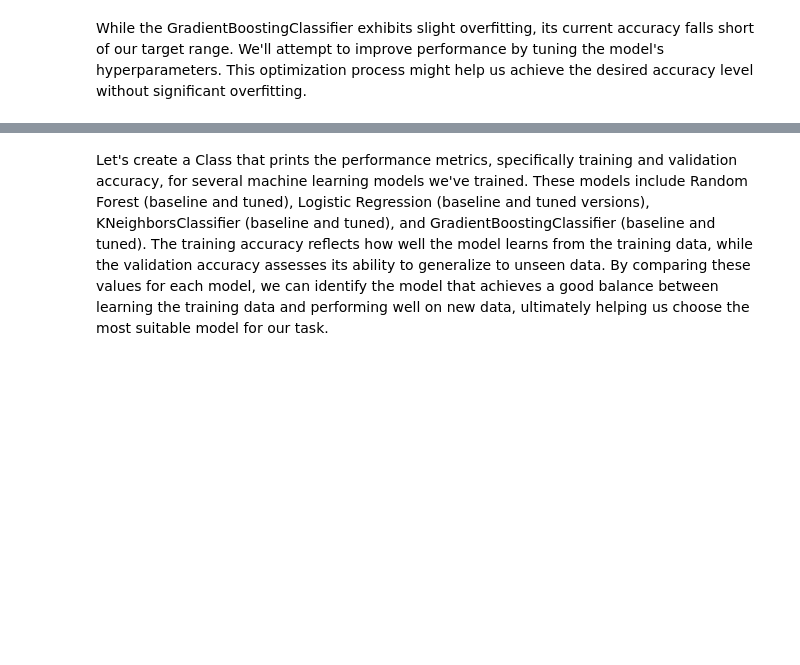
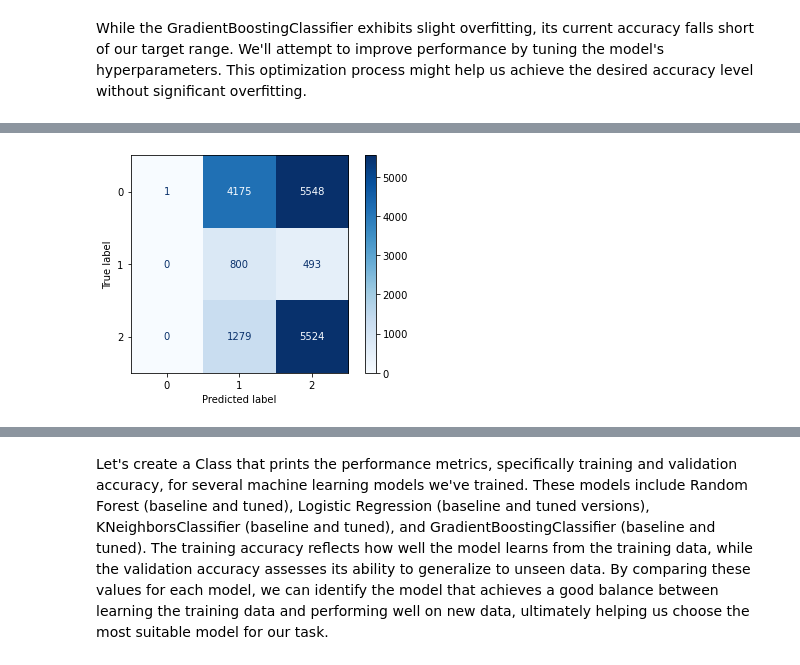
Before and after one commit to Cdasilver29/well-classification-documented, a Jupyter notebook: Technical.ipynb, the cells around one changed output, grey strips where cells are left out. Cells and saved outputs as stored; diff of their text form; code cells hidden in the pictures; blank space fills up the shorter version.

```diff
--- a/Technical.ipynb
+++ b/Technical.ipynb
@@ -1798,0 +1827,71 @@ Best Parameters: {'learning_rate': 0.2, 'subsample': 0.7}
+# %%
+from xgboost import XGBClassifier
+# Set parameter grid
+XGBoost_clf_param_grid = {
+    'learning_rate': [0.1, 0.2],
+    'subsample': [0.7, 1.0]
+}
+
+# Use a smaller subset for hyperparameter tuning
+subset_size = 5000  # Adjust this value based on your dataset size
+X_train_subset, _, y_train_subset, _ = train_test_split(X_train_resampled, y_train_resampled, train_size=subset_size, stratify=y_train_resampled, random_state=42)
+
+# Standardize the data
+scaler = StandardScaler()
+X_train_subset_scaled = scaler.fit_transform(X_train_subset)
+X_test_scaled = scaler.transform(X_test_scaled)
+
+# GridSearchCV for hyperparameter tuning
+XGBoost_clf_gridsearch = GridSearchCV(
+    estimator=XGBClassifier(use_label_encoder=False, eval_metric='mlogloss'),
+    param_grid=XGBoost_clf_param_grid,
+    scoring='accuracy',
+    n_jobs=-1,
+    cv=3  # Reduced folds
+)
+
+# Fit the model with the subset
+XGBoost_clf_gridsearch.fit(X_train_subset_scaled, y_train_subset)
+
+# Get the best hyperparameters
+best_params = XGBoost_clf_gridsearch.best_params_
+print("Best Parameters:", best_params)
+
+# Use the best hyperparameters to instantiate the XGBoost classifier
+XGBoost_clf_T = XGBClassifier(
+    use_label_encoder=False,
+    eval_metric='mlogloss',
+    random_state=42,
+    max_depth=30,
+    max_features='auto',
+    min_samples_leaf=2,
+    min_samples_split=5,
+    n_estimators=100,
+    learning_rate=best_params['learning_rate'],
+    subsample=best_params['subsample']
+)
+
+# Scale the entire training data
+X_train_full_scaled = scaler.fit_transform(X_train_resampled)
+
+# Fit the model with the entire dataset
+XGBoost_clf_T.fit(X_train_full_scaled, y_train_resampled)
+
+# Predictions on training and test sets
+train_preds = XGBoost_clf_T.predict(X_train_full_scaled)
+test_preds = XGBoost_clf_T.predict(X_test_scaled)
+
+# Compute accuracy
+train_accuracy = accuracy_score(y_train_resampled, train_preds)
+test_accuracy = accuracy_score(y_test_2, test_preds)
+
+print(f'Training Accuracy: {train_accuracy:.4f}')
+print(f'Validation Accuracy: {test_accuracy:.4f}')
+
+# Additional evaluation metrics and confusion matrix
+print("Training Precision:", precision_score(y_train_resampled, train_preds, average="weighted"))
+print("Validation Precision:", precision_score(y_test_2, test_preds, average="weighted"))
+print("Classification Report:\n", classification_report(y_test_2, test_preds))
+plot_confusion_matrix(XGBoost_clf_T, X_test_scaled, y_test_2, cmap=plt.cm.Blues)
+plt.show()
+# %% [output]
@@ -1799,3 +1913,4 @@ Best Parameters: {'learning_rate': 0.2, 'subsample': 0.7}
+[figure, added]
 # %%
 # Confusion matrix for training data
 plot_confusion_matrix(XGBoost_clf_T, X_train_resampled, y_train_resampled, cmap="Greens")
```
Also changed, not shown: parts of 31 cells of this notebook.
